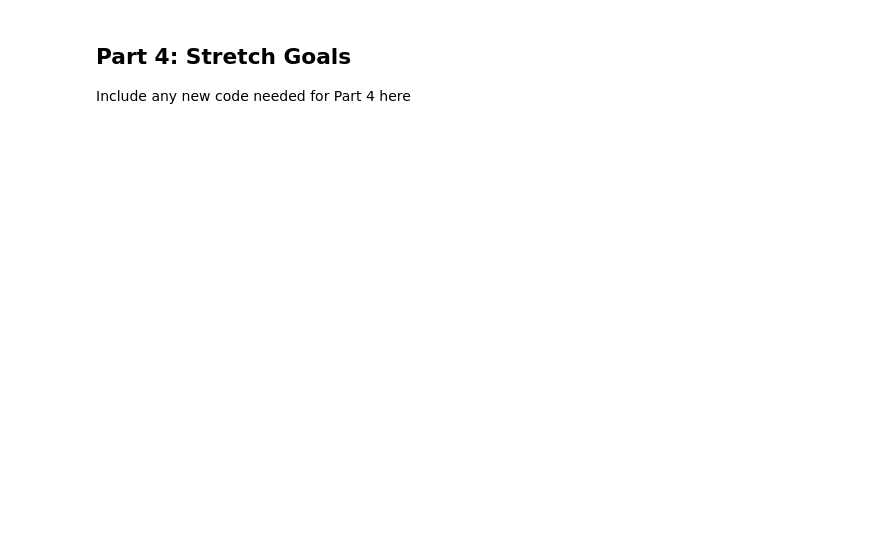
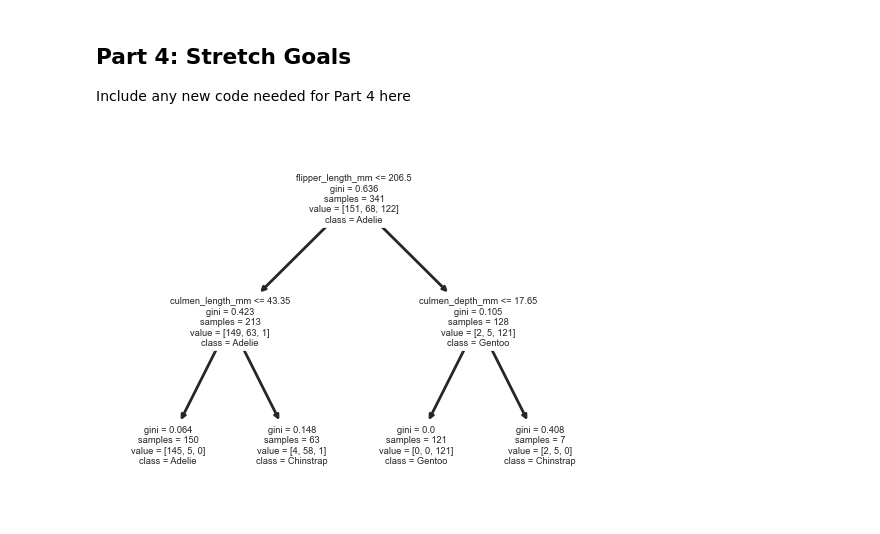
Before and after one commit to Slijeff/cs441, a Jupyter notebook: hw4/CS441_SP24_HW4_Starter.ipynb, the cells around one changed output. Saved outputs shown, nothing was run; the diff lists cells and outputs as text; code cells hidden in the pictures; blank space fills up the shorter version.

```diff
--- a/hw4/CS441_SP24_HW4_Starter.ipynb
+++ b/hw4/CS441_SP24_HW4_Starter.ipynb
@@ -355,3 +373,10 @@ Include any new code needed for Part 4 here
+# %%
+# 4b
+X, y, feature_names, class_names = get_penguin_xy(df_penguins[""])
+dt = DecisionTreeClassifier(criterion='gini', max_depth=2).fit(X, y)
+_ = plot_tree(dt, feature_names=feature_names, class_names=class_names)
+# %% [output]
+[figure, added]
 # %%
 # from https://gist.github.com/jonathanagustin/b67b97ef12c53a8dec27b343dca4abba
 # install can take a minute
```
Also changed, not shown: parts of 7 cells of this notebook, 1 other file.
